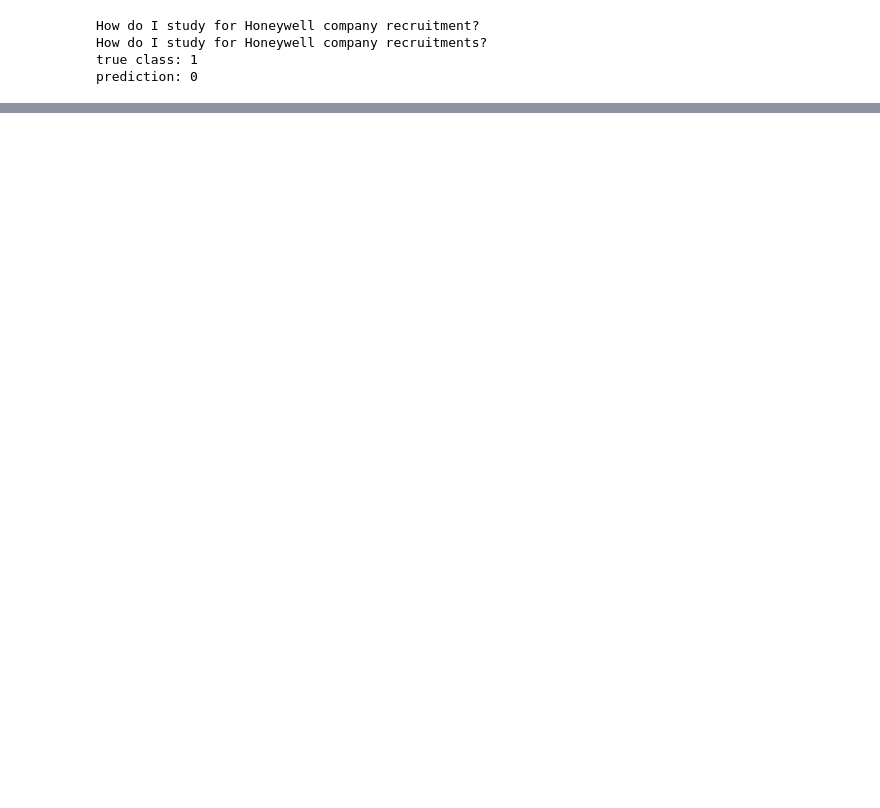
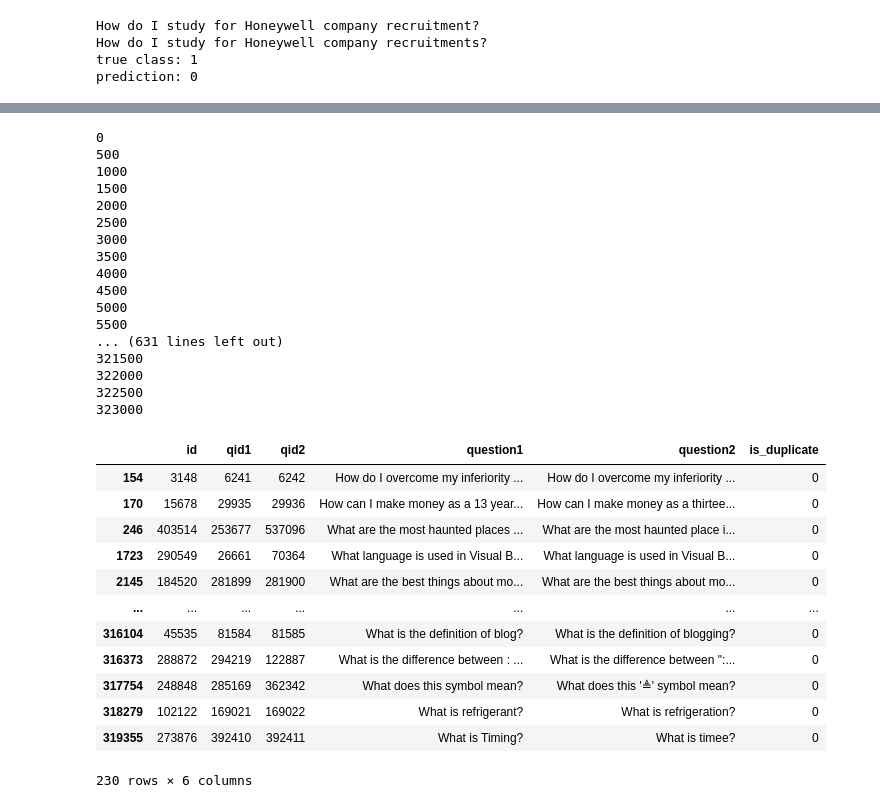
Before and after one commit to jordisc97/NLP-Assignment-1, a Jupyter notebook: 00_Base_Albert.ipynb, the cells around one changed output, grey strips where cells are left out. Saved outputs shown, nothing was run; the diff lists cells and outputs as text; code cells hidden in the pictures; blank space fills up the shorter version.

```diff
--- a/00_Base_Albert.ipynb
+++ b/00_Base_Albert.ipynb
@@ -33,4 +149,7 @@ print(set(type(x).__name__ for x in all_questions))
 # %%
-count_vect = SimpleCountVectorizer()
+count_vect = SimpleCountVectorizer(
+    doc_cleaner_func=my_doc_cleaner,
+    tokenizer_func=my_tokenizer_func
+)
 count_vect.fit(all_questions)
 # %% [output]
@@ -193,23 +326,52 @@ Probability vector: [P(0|x), P(1|x)]:
 # %%
 ######### SEARCH QUESTIONS WITH SAME TOKENS ###########
 
-# q1_casted =  cast_list_as_strings(list(train_df["question1"]))
-# q2_casted =  cast_list_as_strings(list(train_df["question2"]))
+q1_casted =  cast_list_as_strings(list(train_df["question1"]))
+q2_casted =  cast_list_as_strings(list(train_df["question2"]))
 
-# q1 = count_vect.transform(q1_casted)
-# q2 = count_vect.transform(q2_casted)
+q1 = count_vect.transform(q1_casted)
+q2 = count_vect.transform(q2_casted)
 
-# same_tokens_idxs = []
-# for i in range(len(q1_casted)):
-#     same_features = ( q1[i] != q2[i] ).nnz == 0
-#     if same_features:
-#         same_tokens_idxs.append(i)
-#     if i % 500 == 0: print(i)
+same_tokens_idxs = []
+for i in range(len(q1_casted)):
+    same_features = ( q1[i] != q2[i] ).nnz == 0
+    if same_features:
+        same_tokens_idxs.append(i)
+    if i % 500 == 0: print(i)
 
-# same_tokens_idxs = np.array(same_tokens_idxs)
+same_tokens_idxs = np.array(same_tokens_idxs)
 
 
-# same_tokens = train_df.iloc[same_tokens_idxs]
-# duplicates = same_tokens['is_duplicate'] == 1
-
-# same_tokens[~duplicates]
+same_tokens = train_df.iloc[same_tokens_idxs]
+duplicates = same_tokens['is_duplicate'] == 1
+# %% [output]
+0
+500
+1000
+1500
+2000
+2500
+3000
+3500
+4000
+4500
+5000
+5500
+... (631 lines left out)
+321500
+322000
+322500
+323000
+|  | id | qid1 | qid2 | question1 | question2 | is_duplicate |
+| 154 | 3148 | 6241 | 6242 | How do I overcome my inferiority ... | How do I overcome my inferiority ... | 0 |
+| 170 | 15678 | 29935 | 29936 | How can I make money as a 13 year... | How can I make money as a thirtee... | 0 |
+| 246 | 403514 | 253677 | 537096 | What are the most haunted places ... | What are the most haunted place i... | 0 |
+| 1723 | 290549 | 26661 | 70364 | What language is used in Visual B... | What language is used in Visual B... | 0 |
+| 2145 | 184520 | 281899 | 281900 | What are the best things about mo... | What are the best things about mo... | 0 |
+| ... | ... | ... | ... | ... | ... | ... |
+| 316104 | 45535 | 81584 | 81585 | What is the definition of blog? | What is the definition of blogging? | 0 |
+| 316373 | 288872 | 294219 | 122887 | What is the difference between : ... | What is the difference between ":... | 0 |
+| 317754 | 248848 | 285169 | 362342 | What does this symbol mean? | What does this '≜' symbol mean? | 0 |
+| 318279 | 102122 | 169021 | 169022 | What is refrigerant? | What is refrigeration? | 0 |
+| 319355 | 273876 | 392410 | 392411 | What is Timing? | What is timee? | 0 |
+230 rows × 6 columns
```
Also changed, not shown: parts of 16 cells of this notebook.
